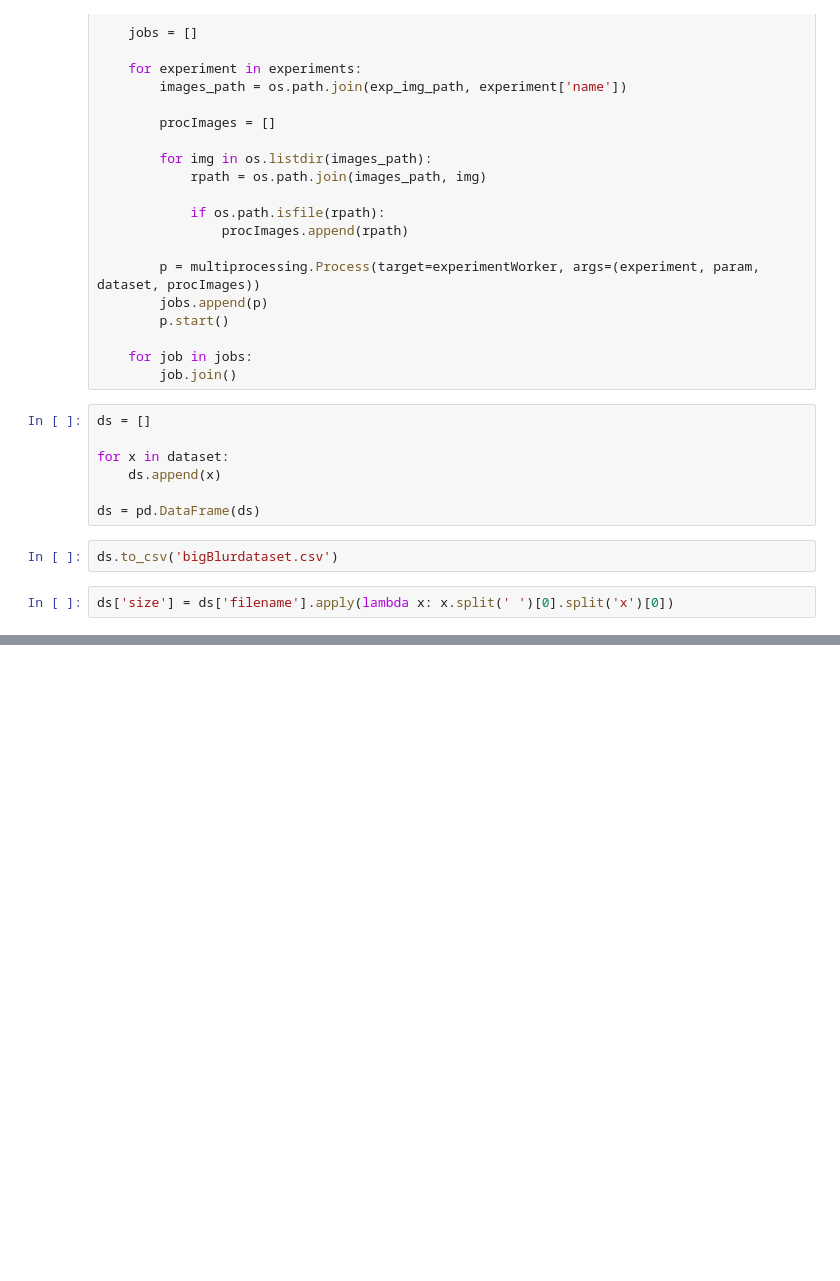
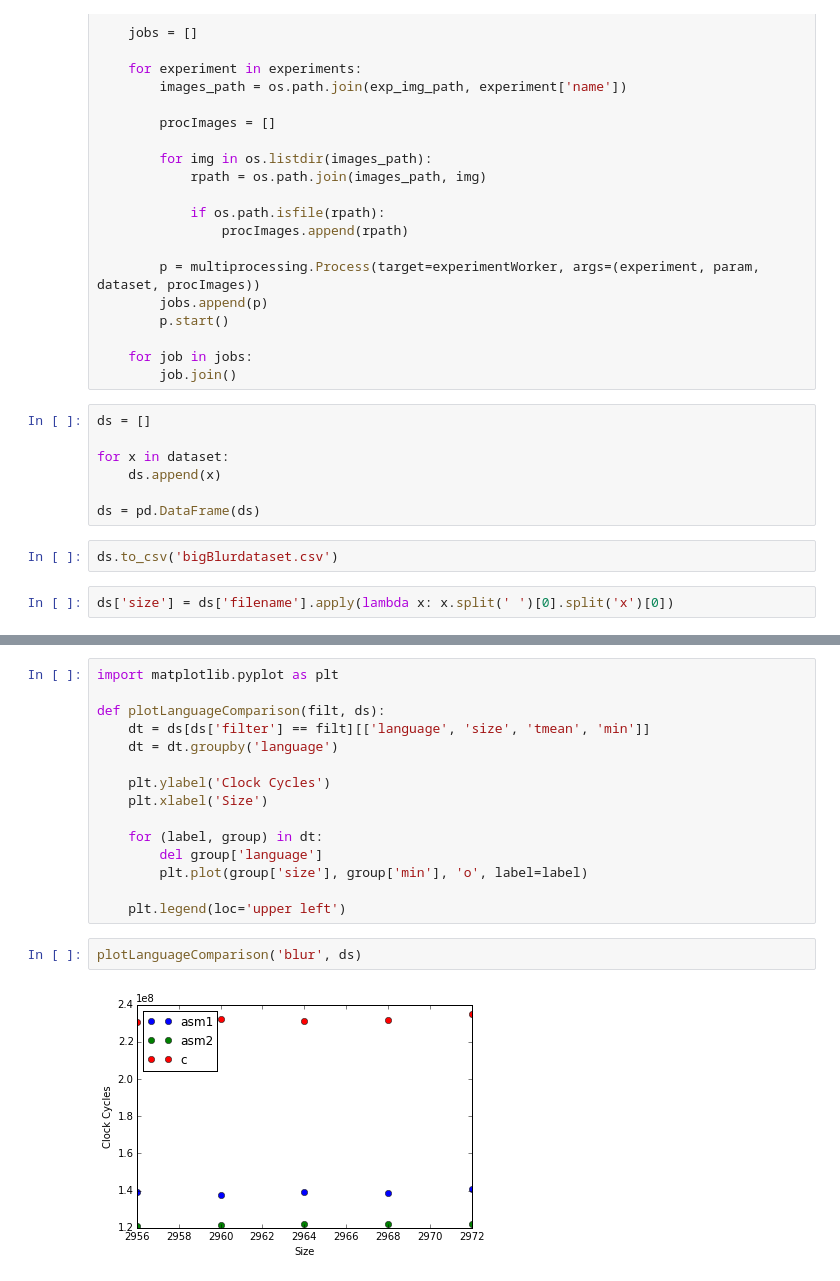
Before and after one commit to jbayardo/orga2-tp2, a Jupyter notebook: exp/Testing.ipynb, the cells around one changed output, grey strips where cells are left out. Drawn from its saved outputs; the diff is of its cells as text; blank space fills up the shorter version.

```diff
--- a/exp/Testing.ipynb
+++ b/exp/Testing.ipynb
@@ -164,0 +176,19 @@ ds
+# %%
+import matplotlib.pyplot as plt
+
+def plotLanguageComparison(filt, ds):
+    dt = ds[ds['filter'] == filt][['language', 'size', 'tmean', 'min']]
+    dt = dt.groupby('language')
+
+    plt.ylabel('Clock Cycles')
+    plt.xlabel('Size')
+
+    for (label, group) in dt:
+        del group['language']
+        plt.plot(group['size'], group['min'], 'o', label=label)
+
+    plt.legend(loc='upper left')
+# %%
+plotLanguageComparison('blur', ds)
+# %% [output]
+[figure, added]
```
Also changed, not shown: parts of 6 cells of this notebook, 15 other files.
